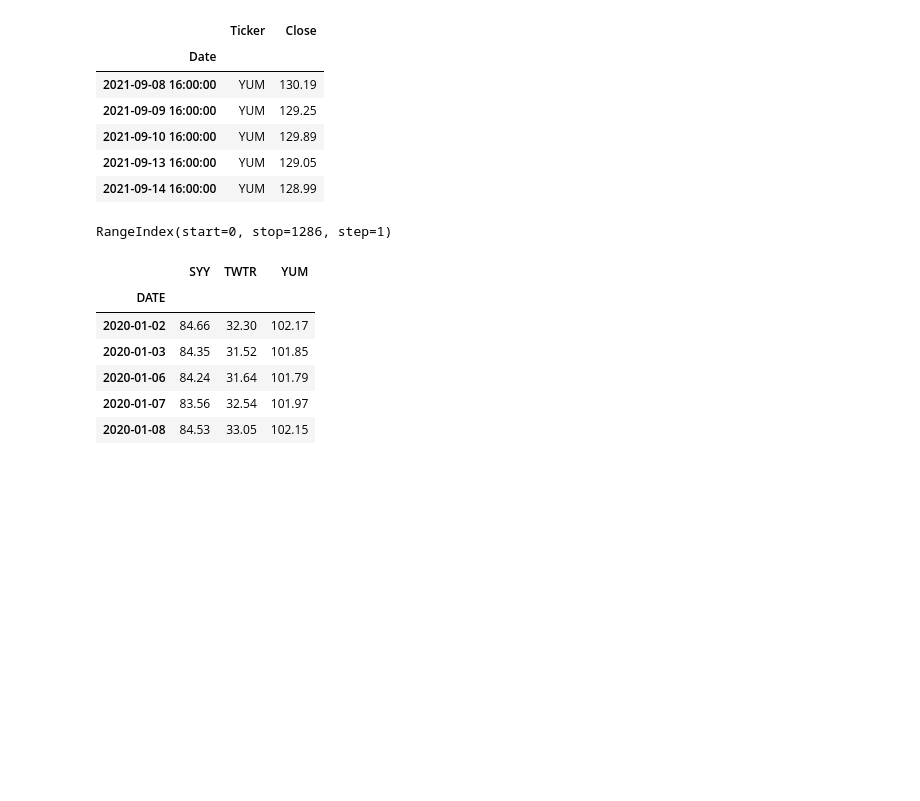
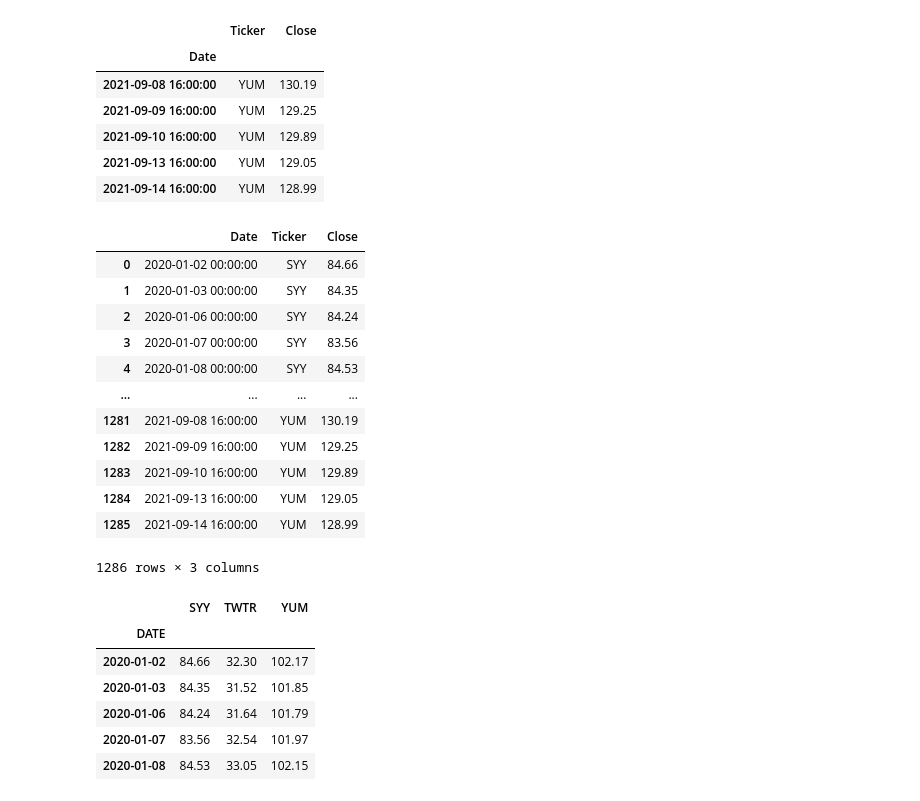
Before and after one commit to MatthewPuttroff/HWUnitFour, a Jupyter notebook: 04-Pandas/Instructions/Starter_Code/whale_analysis.ipynb, the cells around one changed output. Cells and saved outputs as stored; diff of their text form; code cells hidden in the pictures; blank space fills up the shorter version.

```diff
--- a/04-Pandas/Instructions/Starter_Code/whale_analysis.ipynb
+++ b/04-Pandas/Instructions/Starter_Code/whale_analysis.ipynb
@@ -635,10 +635,22 @@ custom_df.tail()
 | 2021-09-14 16:00:00 | YUM | 128.99 |
 # %%
 # Reset Date index
-custom_df.reset_index(drop=True, inplace=True)
-custom_df.index
+custom_df.reset_index(inplace=True)
+custom_df
 # %% [output]
+|  | Date | Ticker | Close |
+| 0 | 2020-01-02 00:00:00 | SYY | 84.66 |
+| 1 | 2020-01-03 00:00:00 | SYY | 84.35 |
+| 2 | 2020-01-06 00:00:00 | SYY | 84.24 |
+| 3 | 2020-01-07 00:00:00 | SYY | 83.56 |
+| 4 | 2020-01-08 00:00:00 | SYY | 84.53 |
+| ... | ... | ... | ... |
+| 1281 | 2021-09-08 16:00:00 | YUM | 130.19 |
+| 1282 | 2021-09-09 16:00:00 | YUM | 129.25 |
+| 1283 | 2021-09-10 16:00:00 | YUM | 129.89 |
+| 1284 | 2021-09-13 16:00:00 | YUM | 129.05 |
+| 1285 | 2021-09-14 16:00:00 | YUM | 128.99 |
-RangeIndex(start=0, stop=1286, step=1)
+1286 rows × 3 columns
 # %%
 # Reorganize portfolio data by having a column per symbol
 reorg_data = Path("Resources/hard_way.csv")
```
Also changed, not shown: parts of 2 cells of this notebook.
